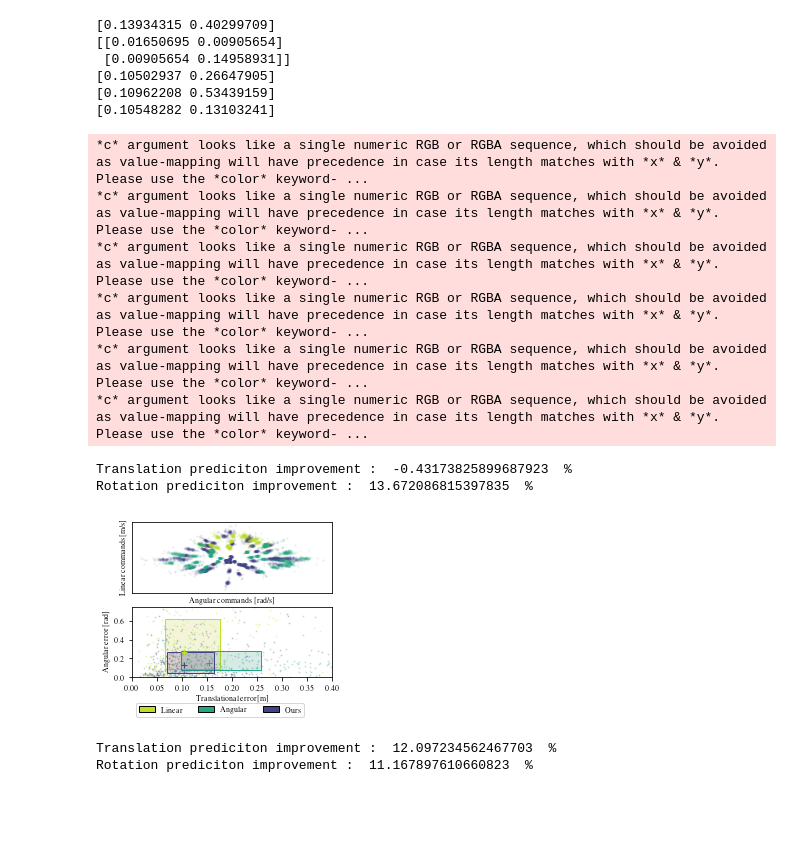
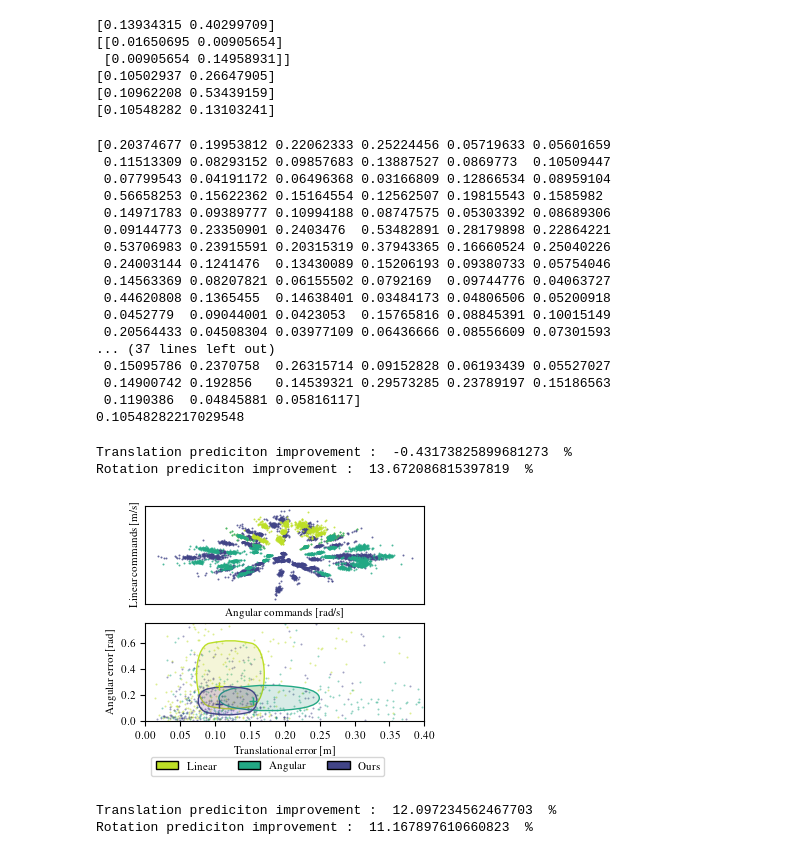
Before and after one commit to norlab-ulaval/norlab_WMRD, a Jupyter notebook: RAL2023/input_space_training.ipynb, the cells around one changed output. Drawn from its saved outputs; the diff is of its cells as text; code cells hidden in the pictures; blank space fills up the shorter version.

```diff
--- a/RAL2023/input_space_training.ipynb
+++ b/RAL2023/input_space_training.ipynb
@@ -1022,6 +1023,27 @@ print(doughnut_error_medians)
 [0.10502937 0.26647905]
 [0.10962208 0.53439159]
 [0.10548282 0.13103241]
+# %%
+print(blr_slip_prediction_errors_full_input_space_translation)
+print(np.median(blr_slip_prediction_errors_full_input_space_translation))
+# %% [output]
+[0.20374677 0.19953812 0.22062333 0.25224456 0.05719633 0.05601659
+ 0.11513309 0.08293152 0.09857683 0.13887527 0.0869773  0.10509447
+ 0.07799543 0.04191172 0.06496368 0.03166809 0.12866534 0.08959104
+ 0.56658253 0.15622362 0.15164554 0.12562507 0.19815543 0.1585982
+ 0.14971783 0.09389777 0.10994188 0.08747575 0.05303392 0.08689306
+ 0.09144773 0.23350901 0.2403476  0.53482891 0.28179898 0.22864221
+ 0.53706983 0.23915591 0.20315319 0.37943365 0.16660524 0.25040226
+ 0.24003144 0.1241476  0.13430089 0.15206193 0.09380733 0.05754046
+ 0.14563369 0.08207821 0.06155502 0.0792169  0.09744776 0.04063727
+ 0.44620808 0.1365455  0.14638401 0.03484173 0.04806506 0.05200918
+ 0.0452779  0.09044001 0.0423053  0.15765816 0.08845391 0.10015149
+ 0.20564433 0.04508304 0.03977109 0.06436666 0.08556609 0.07301593
+... (37 lines left out)
+ 0.15095786 0.2370758  0.26315714 0.09152828 0.06193439 0.05527027
+ 0.14900742 0.192856   0.14539321 0.29573285 0.23789197 0.15186563
+ 0.1190386  0.04845881 0.05816117]
+0.10548282217029548
 # %%
 def angle_from_rotmat(rotmat):
     angle = np.arctan2(rotmat[1,0], rotmat[0,0])
@@ -1053,17 +1075,16 @@ def ellipse_from_median_quartiles(interquartile_ranges, median, color, alpha_col
 
     return Ellipse(median, scale_x, scale_y, facecolor=alpha_color, edgecolor=color)
 
-def rectangle_from_median_quartiles(first_quartiles, third_quartiles, median, color, alpha_color):
+def rectangle_from_median_quartiles(first_quartiles, third_quartiles, median, curvature, pad, color, alpha_color):
 
     origin = np.array([first_quartiles[0], first_quartiles[1]])
 
     scale_x = third_quartiles[0] - first_quartiles[0]
     scale_y = third_quartiles[1] - first_quartiles[1]
 
+    return FancyBboxPatch(origin, scale_x, scale_y, facecolor=alpha_color, edgecolor=color, boxstyle=BoxStyle("Round4", pad=0, rounding_size=curvature))
 
-    return FancyBboxPatch(origin, scale_x, scale_y, facecolor=alpha_color, edgecolor=color, boxstyle=BoxStyle("Square", pad=0))
-    # return FancyBboxPatch(origin * 1.2, scale_x * 0.9, scale_y * 0.9, facecolor=alpha_color, edgecolor=color, boxstyle=BoxStyle("Round", pad=0.1))
-    # return Rectangle(origin, scale_x, scale_y, facecolor=alpha_color, edgecolor=color)
+
 
 from matplotlib.gridspec import GridSpec
 from matplotlib.patches import Ellipse, Rectangle
@@ -1108,8 +1129,24 @@ q3_color = 'C3'
 q4_color = 'C4'
 doughnut_color = cmap(0.2)
 alpha_plot = 0.1
+boxplot_width = 0.5
 
-boxplot_width = 0.5
+
+scatter_colors = [doughnut_color, q1_color, q2_color]
+scatter_x = [steady_state_encoder_body_vel_yaw_doughnut, steady_state_encoder_body_vel_yaw[q1_calib_mask, :], steady_state_encoder_body_vel_yaw[q2_calib_mask, :] ]
+scatter_y = [steady_state_encoder_body_vel_x_doughnut, steady_state_encoder_body_vel_x[q1_calib_mask, :], steady_state_encoder_body_vel_x[q2_calib_mask, :]]
+
+for i in range (len(scatter_x)):
+    axs0.scatter(scatter_x[i], scatter_y[i],
+                 c = scatter_colors[i],
+                 cmap = 'cividis',
+                 alpha = 0.8,
+                 lw=0,
+                 s=2,
+                 label='Body vel commands',
+                 rasterized=True)
+
+
 
 # cmd = axs0.scatter(steady_state_idd_body_vel_yaw[:, 0], steady_state_idd_body_vel_x[:, 0],
 #                   c = doughnut_color,
@@ -1120,6 +1157,7 @@ boxplot_width = 0.5
 #                   label='Body vel commands',
 #                  rasterized=True)
 
+"""
 doughnut = axs0.scatter(steady_state_encoder_body_vel_yaw_doughnut, steady_state_encoder_body_vel_x_doughnut,
                   c = doughnut_color,
                   cmap = 'cividis',
@@ -1146,8 +1184,7 @@ q2 = axs0.scatter(steady_state_encoder_body_vel_yaw[q2_calib_mask, :], steady_st
                   s=5,
                   label='Body vel commands',
                  rasterized=True)
-
-
+"""
 
 # q3 = axs0.scatter(steady_state_encoder_body_vel_yaw[q3_calib_mask, :], steady_state_encoder_body_vel_x[q3_calib_mask, :],
 #                   c = q3_color,
@@ -1169,21 +1206,21 @@ q2 = axs0.scatter(steady_state_encoder_body_vel_yaw[q2_calib_mask, :], steady_st
 
 alpha_2=0.2
 
-axs1.scatter(blr_slip_prediction_errors_q1_translation, blr_slip_prediction_errors_q1_rotation, color=q1_color, s=1, alpha=alpha_2)
-axs1.scatter(blr_slip_prediction_errors_q2_translation, blr_slip_prediction_errors_q2_rotation, color=q2_color, s=1, alpha=alpha_2)
+axs1.scatter(blr_slip_prediction_errors_q1_translation, blr_slip_prediction_errors_q1_rotation, color=q1_color, s=2, lw=0, alpha=0.5)
+axs1.scatter(blr_slip_prediction_errors_q2_translation, blr_slip_prediction_errors_q2_rotation, color=q2_color, s=2, lw=0, alpha=0.5)
 # axs1.scatter(blr_slip_prediction_errors_q3_rotation, blr_slip_prediction_errors_q3_translation, color=q3_color, s=1, alpha=alpha)
 # axs1.scatter(blr_slip_prediction_errors_q4_rotation, blr_slip_prediction_errors_q4_translation, color=q4_color, s=1, alpha=alpha)
-axs1.scatter(blr_slip_prediction_errors_full_input_space_translation, blr_slip_prediction_errors_full_input_space_rotation, color=doughnut_color, s=1, alpha=alpha_2)
+axs1.scatter(blr_slip_prediction_errors_full_input_space_translation, blr_slip_prediction_errors_full_input_space_rotation, color=doughnut_color, s=2, lw=0, alpha=0.5)
 
 # q1_ellipse = ellipse_from_covariance_matrix(q1_error_covariance, q1_error_means, color=q1_color, alpha_color=(12/255,133/255,255/255,20/255))
 # q1_ellipse = ellipse_from_median_quartiles(q1_interquartile_ranges, q1_error_medians, color=q1_color, alpha_color=(12/255,133/255,255/255,20/255))
-q1_rectangle = rectangle_from_median_quartiles(q1_error_first_quartile, q1_error_third_quartile, q1_error_medians, color=q1_color, alpha_color=(191/255,197/255,10/255,40/255))
+q1_rectangle = rectangle_from_median_quartiles(q1_error_first_quartile, q1_error_third_quartile, q1_error_medians, 0.025, -0.1, color=q1_color, alpha_color=(191/255,197/255,10/255,40/255)) # linear 0.025
 axs1.add_patch(q1_rectangle)
 # q2_ellipse = ellipse_from_covariance_matrix(q2_error_covariance, q2_error_means, color=q2_color, alpha_color=(0/255,156/255,77/255,20/255))
 # q2_ellipse = ellipse_from_median_quartiles(q2_interquartile_ranges, q2_error_medians, color=q2_color, alpha_color=(12/255,133/255,255/255,20/255))
 # axs1.add_patch(q2_ellipse)
 
-q2_rectangle = rectangle_from_median_quartiles(q2_error_first_quartile, q2_error_third_quartile, q2_error_medians, color=q2_color, alpha_color=(2/255,132/255,96/255,40/255))
+q2_rectangle = rectangle_from_median_quartiles(q2_error_first_quartile, q2_error_third_quartile, q2_error_medians, 0.03, 0, color=q2_color, alpha_color=(2/255,132/255,96/255,40/255)) # angular 0.03
 axs1.add_patch(q2_rectangle)
 # q3_ellipse = ellipse_from_covariance_matrix(q3_error_covariance, q1_error_means, color=q3_color, alpha_color=(156/255,0/255,1/255,20/255))
 # q3_ellipse = ellipse_from_median_quartiles(q3_interquartile_ranges, q3_error_medians, color=q3_color, alpha_color=(12/255,133/255,255/255,20/255))
@@ -1199,7 +1236,7 @@ axs1.add_patch(q2_rectangle)
 # doughnut_ellipse = ellipse_from_covariance_matrix(doughnut_error_covariance, doughnut_error_means, color=doughnut_color, alpha_color=(156/255,67/255,0/255,20/255))
 # doughnut_ellipse = ellipse_from_median_quartiles(doughnut_interquartile_ranges, doughnut_error_medians, color=doughnut_color, alpha_color=(12/255,133/255,255/255,20/255))
 # axs1.add_patch(doughnut_ellipse)
-doughnut_rectangle = rectangle_from_median_quartiles(doughnut_error_first_quartile, doughnut_error_third_quartile, doughnut_error_medians, color=doughnut_color, alpha_color=(78/255,0/255,162/255,40/255))
+doughnut_rectangle = rectangle_from_median_quartiles(doughnut_error_first_quartile, doughnut_error_third_quartile, doughnut_error_medians, 0.02, -0.01, color=doughnut_color, alpha_color=(78/255,0/255,162/255,40/255)) # ours 0.02
 axs1.add_patch(doughnut_rectangle)
 
 # q1_cross = axs1.scatter(q1_error_means[0], q1_error_means[1], marker='+', c=q1_color)
@@ -1252,41 +1289,34 @@ axs0.set_ylabel(r'Linear commands [m/s]')
 # axs0.xaxis.tick_top()
 axs0.set_xticks([])
 axs0.set_yticks([])
 
 axs1.set_xlabel(r'Translational error [m]')
 axs1.set_ylabel(r'Angular error [rad]')
 
 # axs1.set_yticks([])
 # axs2.set_yticks([])
 # axs1.set_yticks([0, 1])
 # axs1.set_yticklabels(['S', 'D'])
 # axs2.set_yticklabels(['S', 'D'])
 # axs2.set_yscale('log')
 
 
 translation_improvement = (np.median(blr_slip_prediction_errors_q1_translation) - np.median(blr_slip_prediction_errors_full_input_space_translation)) / np.median(blr_slip_prediction_errors_q1_translation) * 100
 rotation_improvement = (np.median(blr_slip_prediction_errors_q2_rotation) - np.median(blr_slip_prediction_errors_full_input_space_rotation)) / np.median(blr_slip_prediction_errors_q2_rotation) * 100
 
 print('Translation prediciton improvement : ', translation_improvement,  ' %')
 print('Rotation prediciton improvement : ', rotation_improvement, ' %')
 
 legend_elements = [Rectangle((0,0), width=5, height=3, facecolor=q1_color, label='Linear', linestyle='solid', edgecolor='k'),
                    Rectangle((0,0), width=5, height=3, facecolor=q2_color, label='Angular', linestyle='solid', edgecolor='k'),
                    # Rectangle((0,0), width=5, height=3, facecolor=q3_color, label='Q3', linestyle='solid', edgecolor='k'),
                    # Rectangle((0,0), width=5, height=3, facecolor=q4_color, label='Q4', linestyle='solid', edgecolor='k'),
                    Rectangle((0,0), width=5, height=3, facecolor=doughnut_color, label='Ours', linestyle='solid', edgecolor='k')]
 
 fig.legend(handles=legend_elements, loc='center', ncol=6, bbox_to_anchor=(0.5,0.05), prop={'size': 8})
 
-#
-plt.savefig('figs/sota_vs_doughnut_2_seconds.jpg', dpi=300)
+plt.savefig('figs/sota_vs_doughnut_2_seconds_cg.pdf', dpi=300)
 # %% [output]
-*c* argument looks like a single numeric RGB or RGBA sequence, which should be avoided as value-mapping will have precedence in case its length matches with *x* & *y*.  Please use the *color* keyword- ...
-*c* argument looks like a single numeric RGB or RGBA sequence, which should be avoided as value-mapping will have precedence in case its length matches with *x* & *y*.  Please use the *color* keyword- ...
-*c* argument looks like a single numeric RGB or RGBA sequence, which should be avoided as value-mapping will have precedence in case its length matches with *x* & *y*.  Please use the *color* keyword- ...
-*c* argument looks like a single numeric RGB or RGBA sequence, which should be avoided as value-mapping will have precedence in case its length matches with *x* & *y*.  Please use the *color* keyword- ...
-*c* argument looks like a single numeric RGB or RGBA sequence, which should be avoided as value-mapping will have precedence in case its length matches with *x* & *y*.  Please use the *color* keyword- ...
-*c* argument looks like a single numeric RGB or RGBA sequence, which should be avoided as value-mapping will have precedence in case its length matches with *x* & *y*.  Please use the *color* keyword- ...
+Translation prediciton improvement :  -0.43173825899681273  %
+Rotation prediciton improvement :  13.672086815397819  %
-Translation prediciton improvement :  -0.43173825899687923  %
-Rotation prediciton improvement :  13.672086815397835  %
-[figure, old version]
+[figure, new version]
```
Also changed, not shown: parts of 3 cells of this notebook, 4 other files.
